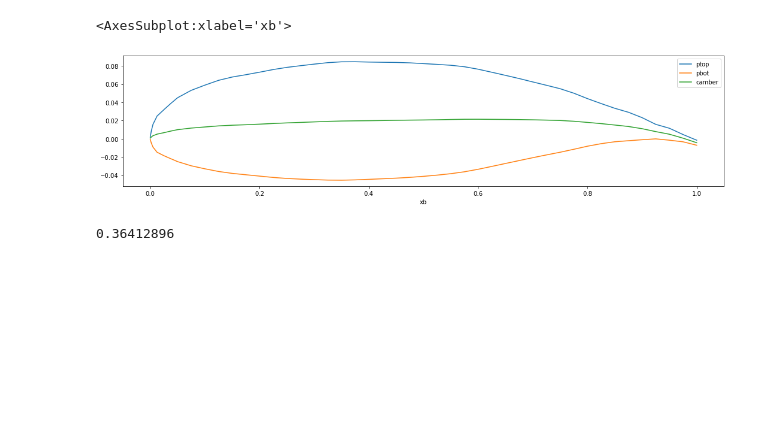
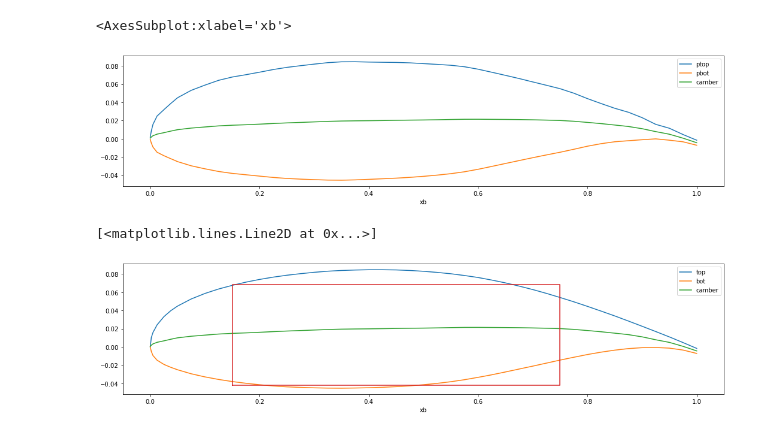
Before and after one commit to dmkeijzer/RBDOWigeon-paper, a Jupyter notebook: structures/NewBox.ipynb, the cells around one changed output. Cells and saved outputs as stored; diff of their text form; code cells hidden in the pictures; blank space fills up the shorter version.

```diff
--- a/structures/NewBox.ipynb
+++ b/structures/NewBox.ipynb
@@ -44,8 +44,13 @@ df.plot(figsize=(18, 4), y=['ptop', 'pbot', 'camber'])
 # %% [output]
 <AxesSubplot:xlabel='xb'>
 [figure]
-# %%
-t = top - bot
-Polynomial.optimize(-top, 0.15, 0.4)
-# %% [output]
-0.36412896
+# %%
+top.max(0.15, 0.4), top(0.15)
+tmax, bmin, t15, b15 =  top.max(0.16, 0.4), bot.min(0.15, 0.4), top(0.15), bot(0.15)
+tsk, bsk = (tmax + t15) / 2, (bmin + b15) / 2
+coord = list(np.array([[0.15, bsk], [0.75, bsk], [0.75, tsk], [0.15, tsk], [0.15, bsk]]).T)
+df.plot(figsize=(18, 4), y=['top', 'bot', 'camber'])
+plt.plot(*coord)
+# %% [output]
+[<matplotlib.lines.Line2D at 0x...>]
+[figure, added]
```
